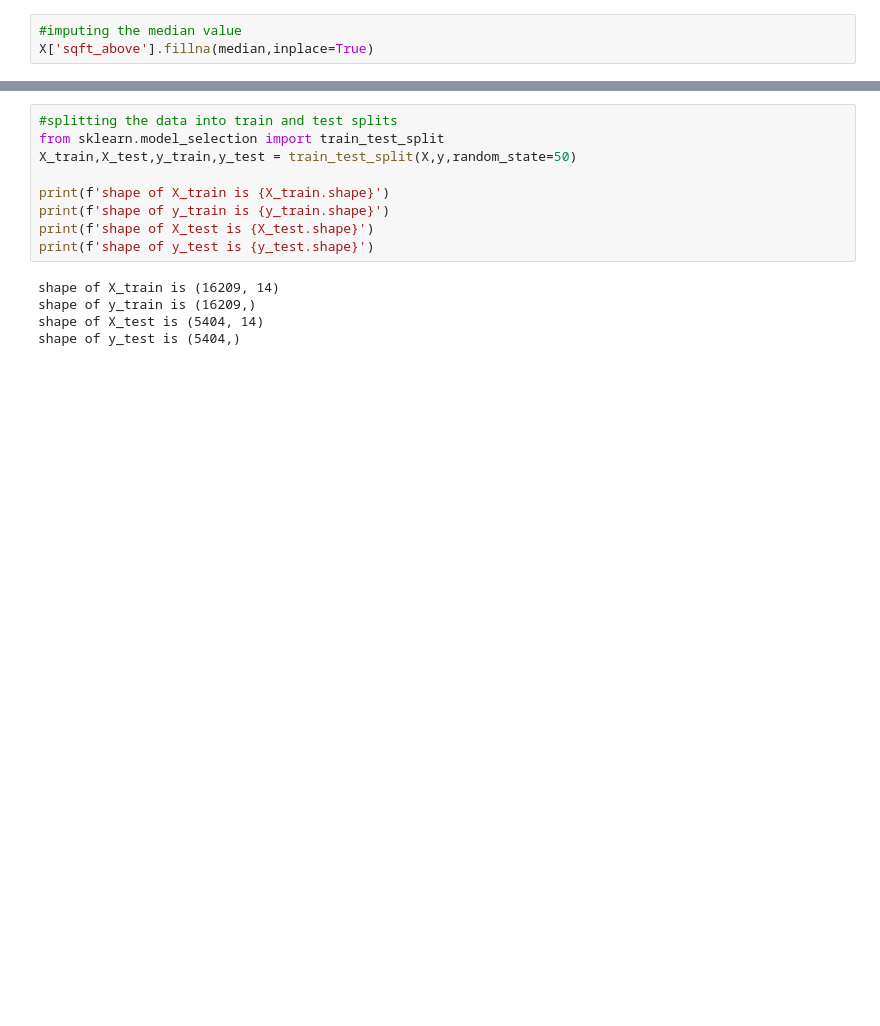
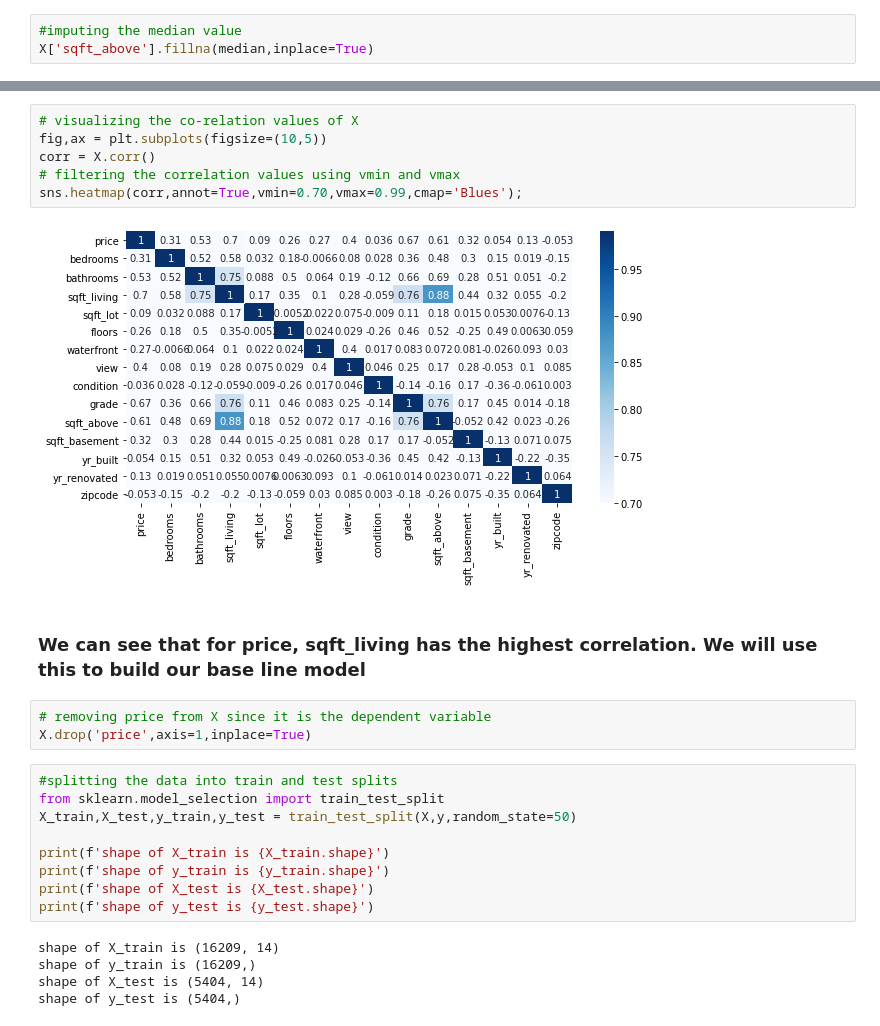
Before and after one commit to rahulakrish/linear_regression, a Jupyter notebook: phase2_project.ipynb, the cells around one changed output, grey strips where cells are left out. Cells and saved outputs as stored; diff of their text form; blank space fills up the shorter version.

```diff
--- a/phase2_project.ipynb
+++ b/phase2_project.ipynb
@@ -418,3 +398,16 @@ memory usage: 2.3 MB
+# %%
+# visualizing the co-relation values of X
+fig,ax = plt.subplots(figsize=(10,5))
+corr = X.corr()
+# filtering the correlation values using vmin and vmax
+sns.heatmap(corr,annot=True,vmin=0.70,vmax=0.99,cmap='Blues');
+# %% [output]
+[figure, added]
+# %% [markdown]
+### We can see that for price, sqft_living has the highest correlation. We will use this to build our base line model
+# %%
+# removing price from X since it is the dependent variable
+X.drop('price',axis=1,inplace=True)
 # %%
 #splitting the data into train and test splits
 from sklearn.model_selection import train_test_split
```
Also changed, not shown: parts of 46 cells of this notebook.
